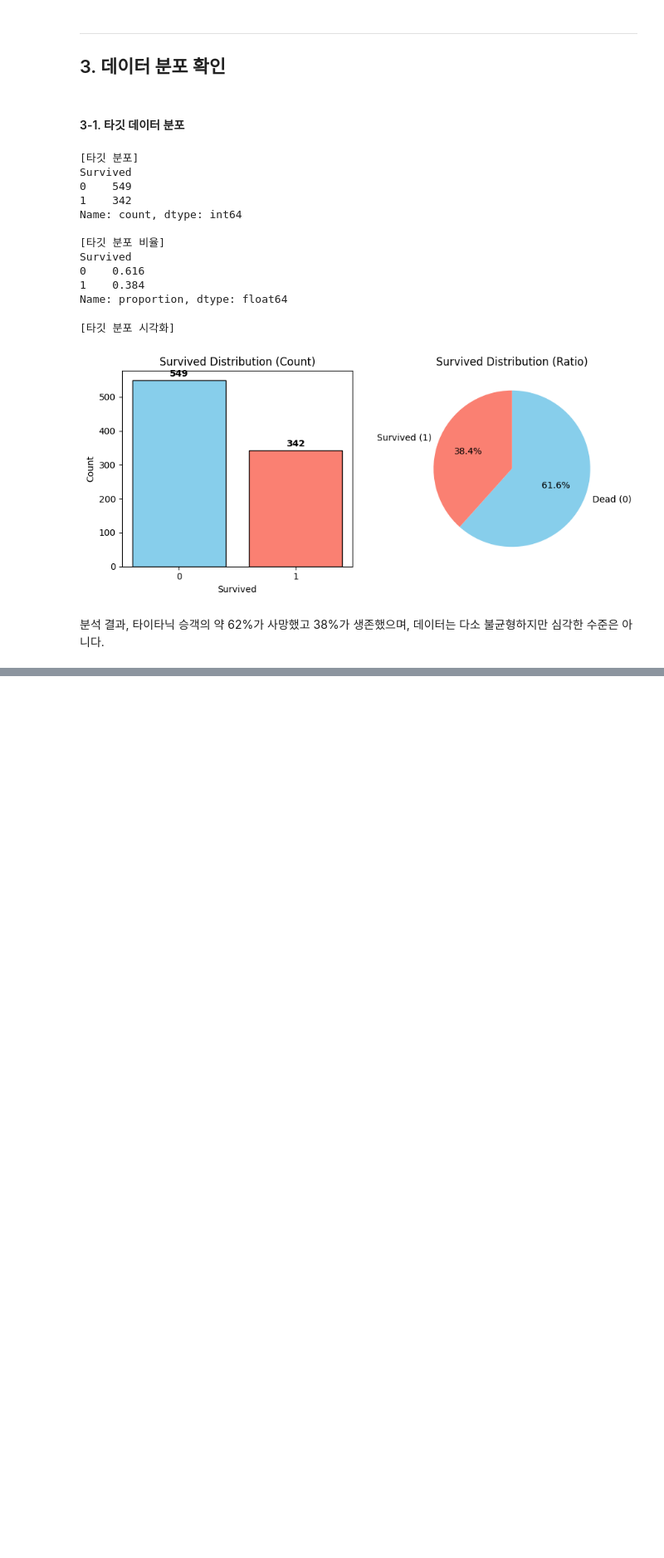
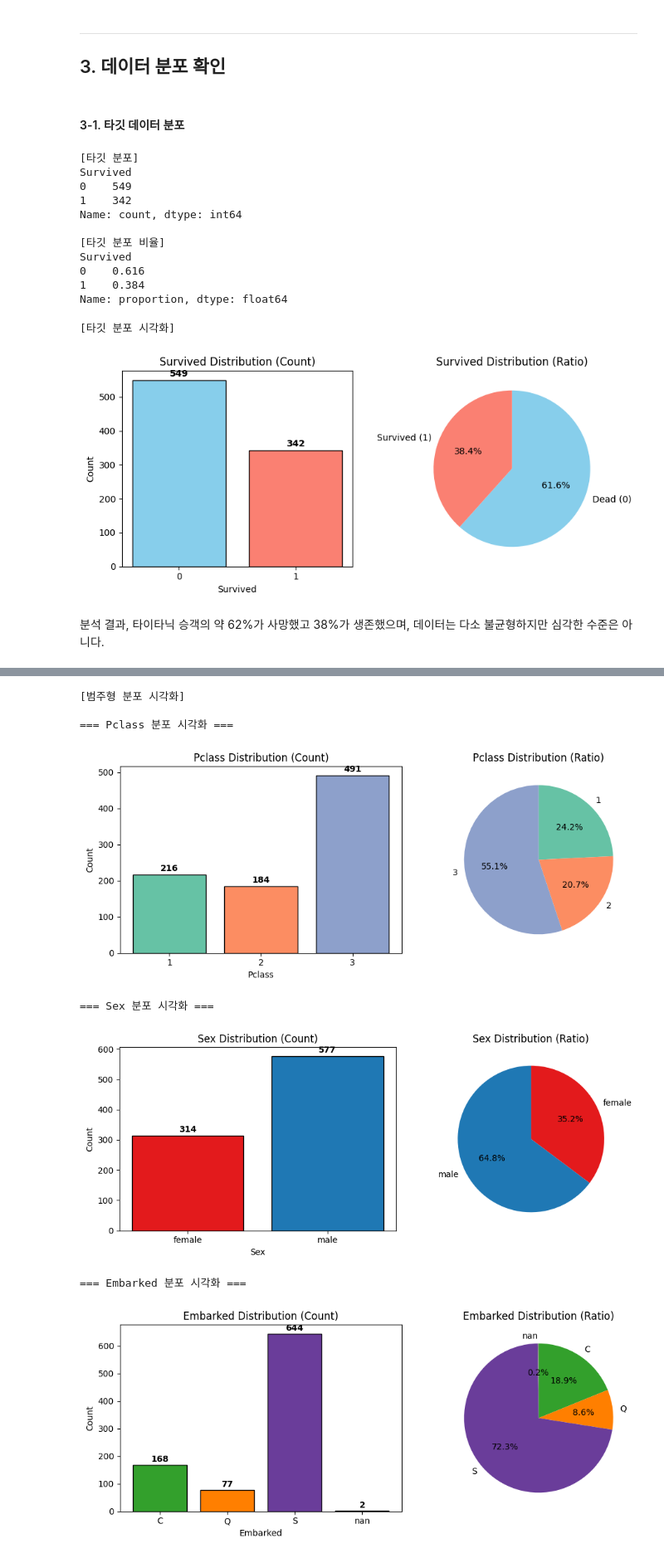
Before and after one commit to JyoARa/Machine-Learning, a Jupyter notebook: Project/Titanic/Titianic_DataAnalysis.ipynb, the cells around one changed output, grey strips where cells are left out. Shown at 83% size. Saved outputs shown, nothing was run; the diff lists cells and outputs as text; code cells hidden in the pictures; blank space fills up the shorter version.

```diff
--- a/Project/Titanic/Titianic_DataAnalysis.ipynb
+++ b/Project/Titanic/Titianic_DataAnalysis.ipynb
@@ -307,0 +326,18 @@ if "Survived" in df.columns:
+# %%
+print("[범주형 분포 분석]")
+
+# 분석할 범주형 컬럼 목록 (데이터에 존재하는 경우만)
+cat_cols = [c for c in ["Pclass", "Sex", "Embarked"] if c in df.columns]
+
+for c in cat_cols:
+    print(f"\n=== {c} 분포 ===")
+
+    # 각 카테고리 개수 세기
+    # dropna=False → 결측치(NaN) 포함 (데이터 품질 점검용)
+    print("[개수]")
+    print(df[c].value_counts(dropna=False))
+
+    # 각 카테고리 비율 계산
+    # normalize=True → 비율 계산, round(3) → 소수점 셋째 자리 반올림
+    print("\n[비율]")
+    print(df[c].value_counts(normalize=True, dropna=False).round(3))
@@ -307,0 +362,62 @@ if "Survived" in df.columns:
+# %%
+import matplotlib.pyplot as plt
+
+print("[범주형 분포 시각화]")
+
+# 분석할 범주형 컬럼 목록
+cat_cols = [c for c in ["Pclass", "Sex", "Embarked"] if c in df.columns]
+
+# 컬럼별 색상 매핑 사전
+color_maps = {
+    "Pclass": {1: "#66c2a5", 2: "#fc8d62", 3: "#8da0cb"},
+    "Sex": {"male": "#1f78b4", "female": "#e31a1c"},
+    "Embarked": {"C": "#33a02c", "Q": "#ff7f00", "S": "#6a3d9a", np.nan: "gray"}
+}
+
+for c in cat_cols:
+    print(f"\n=== {c} 분포 시각화 ===")
+
+    counts = df[c].value_counts(dropna=False).sort_index()
+    ratios = df[c].value_counts(normalize=True, dropna=False).sort_index()
+
+    # 색상 매핑 (counts 인덱스 순서에 맞춰 색상 리스트 생성)
+    colors = [color_maps[c][val] for val in counts.index]
+
+    # subplot 생성 (1행 2열)
+    fig, axes = plt.subplots(1, 2, figsize=(10, 4))
+
+    # --- (1) 막대그래프 (개수) ---
+    bars = axes[0].bar(counts.index.astype(str), counts.values,
+                       color=colors, edgecolor="black")
+    axes[0].set_title(f"{c} Distribution (Count)")
+    axes[0].set_xlabel(c)
+    axes[0].set_ylabel("Count")
+
+    # 막대 위에 숫자 표시
+    for bar in bars:
+        height = bar.get_height()
+        axes[0].text(bar.get_x() + bar.get_width()/2, height + 5, str(height),
+                     ha="center", va="bottom", fontsize=10, fontweight="bold")
+
+    # --- (2) 파이차트 (비율) ---
+    axes[1].pie(
+        ratios.values,
+        labels=ratios.index.astype(str),
+        autopct="%.1f%%",
+        colors=colors,              # 막대그래프와 동일 색상
+        startangle=90,
+        counterclock=False
+    )
+    axes[1].set_title(f"{c} Distribution (Ratio)")
+
+    plt.tight_layout()
+    plt.show()
+# %% [output]
+[범주형 분포 시각화]
+
+=== Pclass 분포 시각화 ===
+[figure, added]
+=== Sex 분포 시각화 ===
+[figure, added]
+=== Embarked 분포 시각화 ===
+[figure, added]
```
Also changed, not shown: parts of 35 cells of this notebook, 1 other file.
